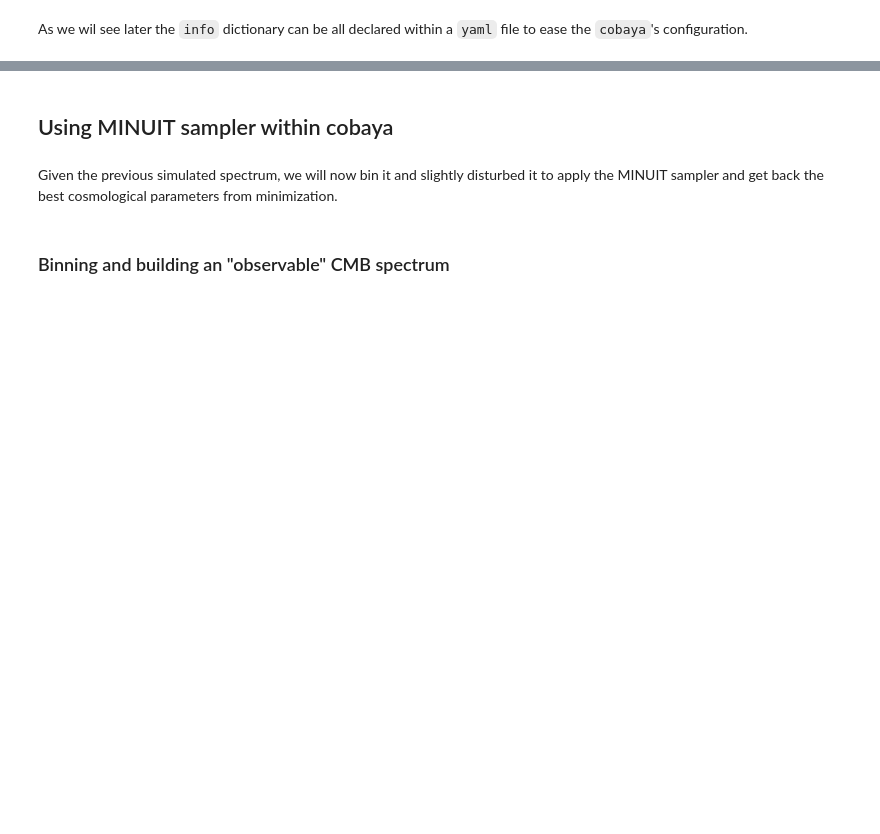
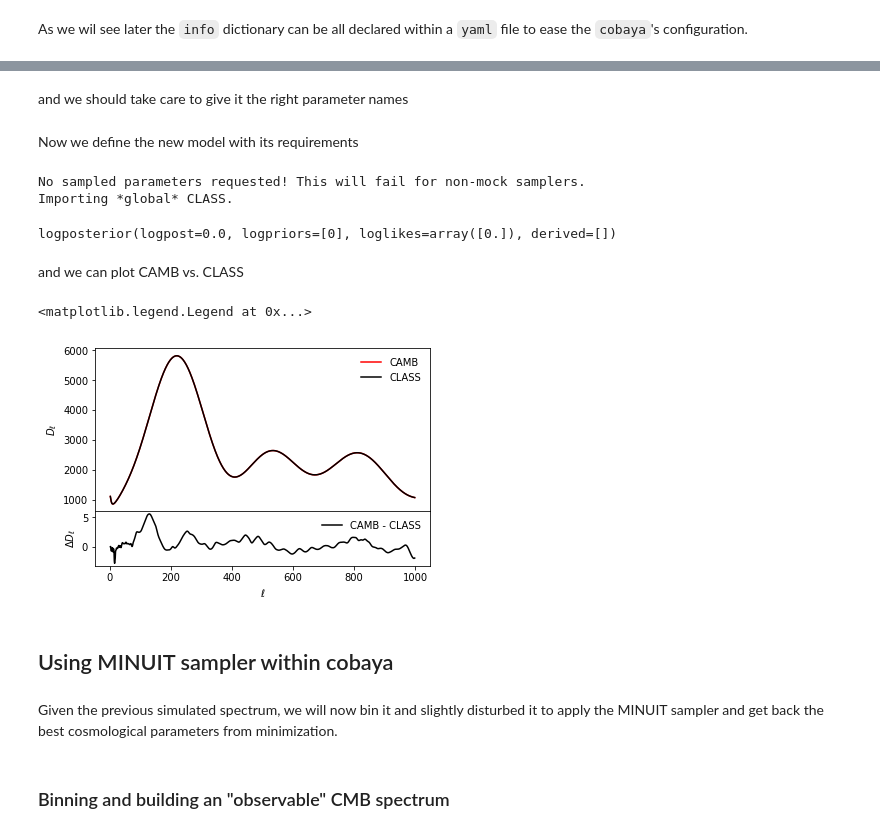
Before and after one commit to xgarrido/cmb_notebooks, a Jupyter notebook: cobaya_minuit_tutorial/cobaya_minuit_tutorial.ipynb, the cells around one changed output, grey strips where cells are left out. Drawn from its saved outputs; the diff is of its cells as text; code cells hidden in the pictures; blank space fills up the shorter version.

```diff
--- a/cobaya_minuit_tutorial/cobaya_minuit_tutorial.ipynb
+++ b/cobaya_minuit_tutorial/cobaya_minuit_tutorial.ipynb
@@ -168,3 +190,46 @@ configuration.
+# %%
+from copy import deepcopy
+class_info = deepcopy(info)
+class_info["theory"] = {"classy": None}
+# %% [markdown]
+and we should take care to give it the right parameter names
+# %%
+class_params = {
+    "omega_b": 0.022, "omega_cdm": 0.12, "H0": 68, "tau_reio": 0.07,
+    "A_s": 2.2e-9, "n_s": 0.96,
+    "m_ncdm": 0.06, "N_ur": 2.0328, "N_ncdm": 1}
+class_info["params"] = class_params
+# %% [markdown]
+Now we define the new model with its requirements
+# %%
+class_model = get_model(class_info)
+class_model.likelihood.theory.needs(cl={"tt": lmax})
+class_model.logposterior({})
+# %% [output]
+No sampled parameters requested! This will fail for non-mock samplers.
+Importing *global* CLASS.
+logposterior(logpost=0.0, logpriors=[0], loglikes=array([0.]), derived=[])
+# %% [markdown]
+and we can plot CAMB vs. CLASS
+# %%
+Dls_class = class_model.likelihood.theory.get_cl(ell_factor=True)
+Dls_camb = camb_model.likelihood.theory.get_cl(ell_factor=True)
+Dl_tt_class, Dl_tt_camb = Dls_class["tt"][lmin:lmax], Dls_camb["tt"][lmin:lmax]
+
+grid = plt.GridSpec(4, 1, hspace=0, wspace=0)
+main = plt.subplot(grid[0:3], xticklabels=[])
+main.plot(l, Dl_tt_camb, "r", label="CAMB")
+main.plot(l, Dl_tt_class, "k", label="CLASS")
+main.set_ylabel(r"$D_\ell$")
+main.legend()
+dev = plt.subplot(grid[3])
+dev.plot(l, Dl_tt_camb - Dl_tt_class, "k", label="CAMB - CLASS")
+dev.set_ylabel(r"$\Delta D_\ell$")
+dev.set_xlabel(r"$\ell$")
+dev.legend()
+# %% [output]
+<matplotlib.legend.Legend at 0x...>
+[figure, added]
 # %% [markdown]
 ## Using MINUIT sampler within cobaya
 # %% [markdown]
```
Also changed, not shown: parts of 16 cells of this notebook.
